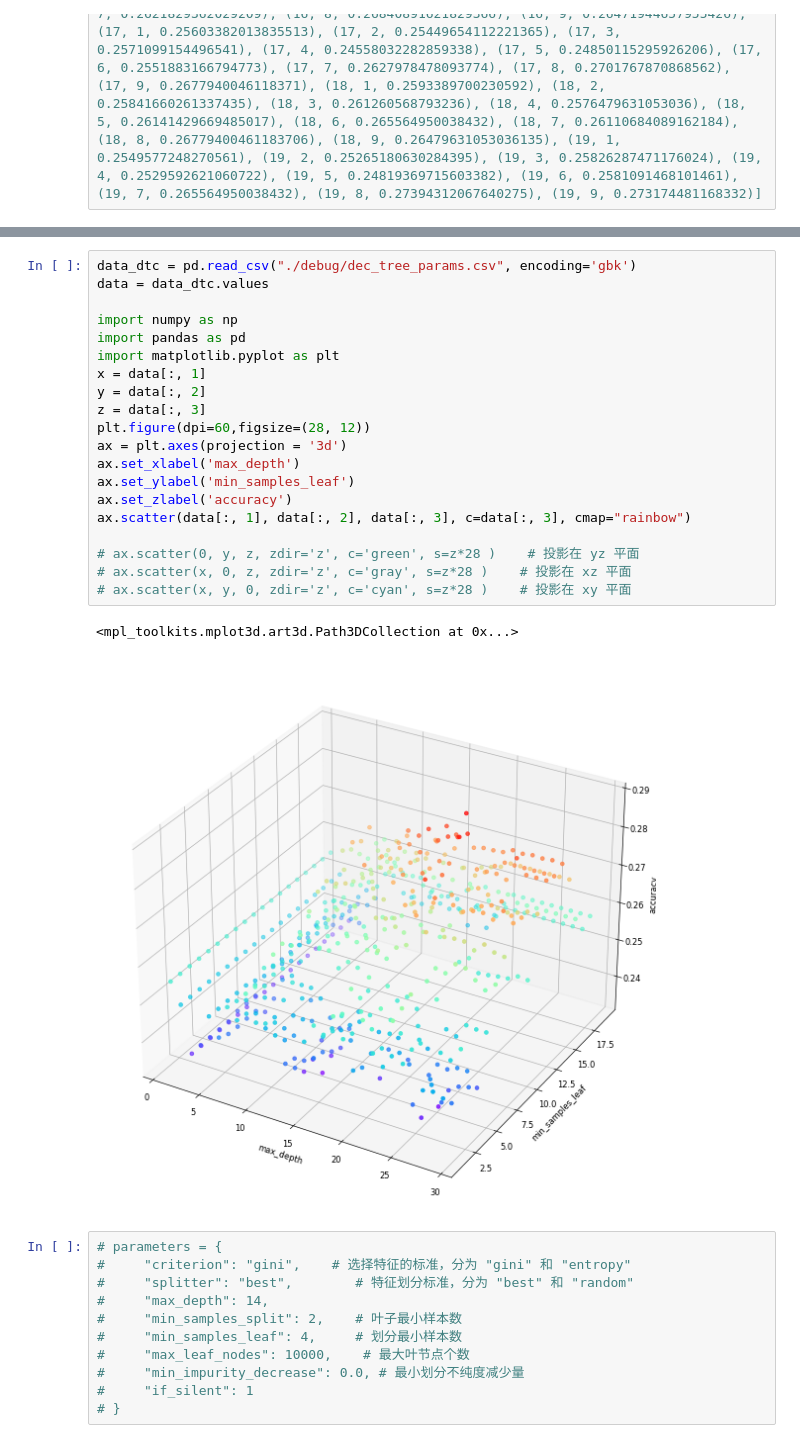
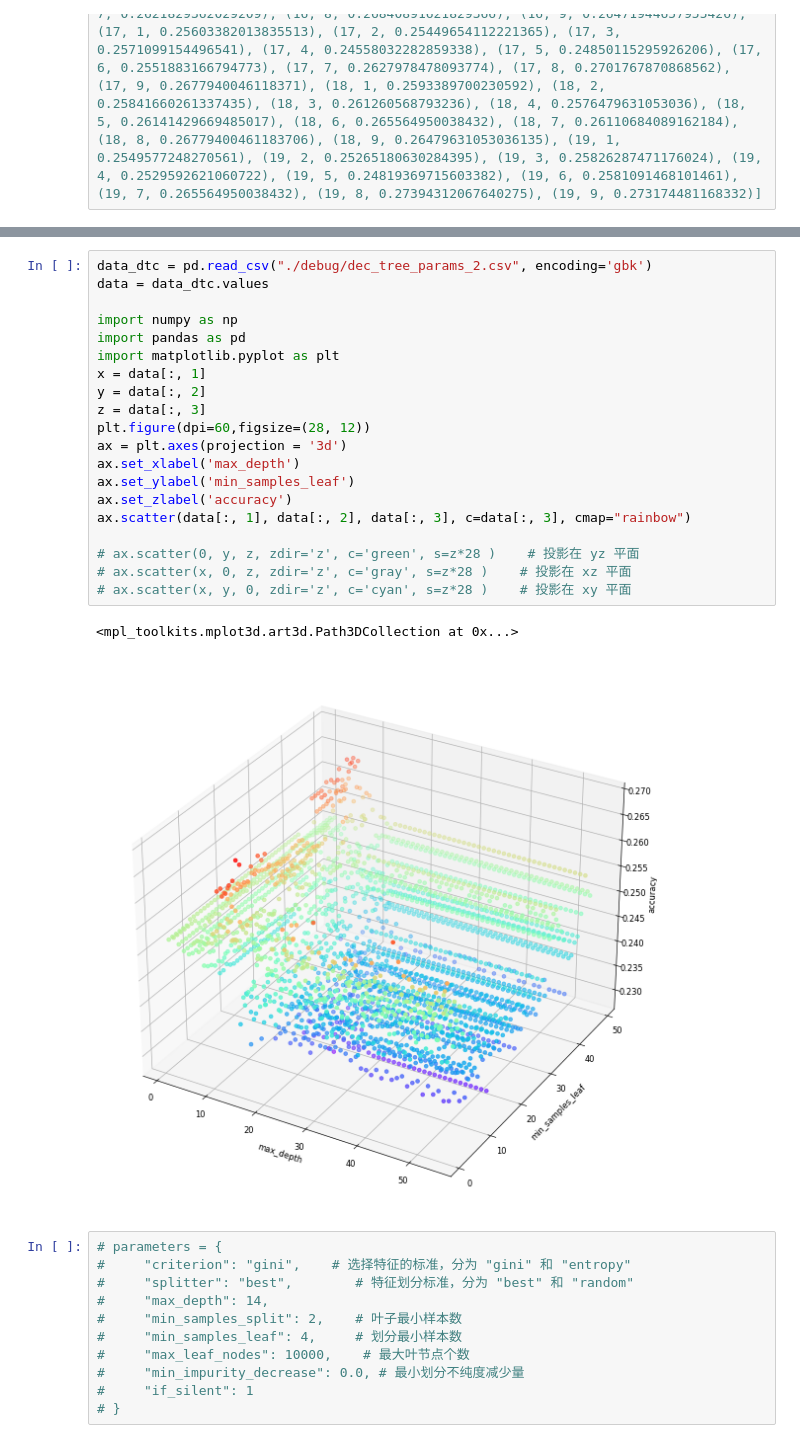
Before and after one commit to wintermelon008/2022-ML-ustc, a Jupyter notebook: lab5/src/main.ipynb, the cells around one changed output, grey strips where cells are left out. Saved outputs shown, nothing was run; the diff lists cells and outputs as text.

```diff
--- a/lab5/src/main.ipynb
+++ b/lab5/src/main.ipynb
@@ -232,26 +236,26 @@ print("决策树分类准确度为 {}".format(acc_dtc))
 # %%
-data_dtc = pd.read_csv("./debug/dec_tree_params.csv", encoding='gbk')
+data_dtc = pd.read_csv("./debug/dec_tree_params_2.csv", encoding='gbk')
 data = data_dtc.values
 
 import numpy as np
 import pandas as pd
 import matplotlib.pyplot as plt
 x = data[:, 1]
 y = data[:, 2]
 z = data[:, 3]
 plt.figure(dpi=60,figsize=(28, 12))
 ax = plt.axes(projection = '3d')
 ax.set_xlabel('max_depth')
 ax.set_ylabel('min_samples_leaf')
 ax.set_zlabel('accuracy')
 ax.scatter(data[:, 1], data[:, 2], data[:, 3], c=data[:, 3], cmap="rainbow")
 
 # ax.scatter(0, y, z, zdir='z', c='green', s=z*28 )    # 投影在 yz 平面
 # ax.scatter(x, 0, z, zdir='z', c='gray', s=z*28 )    # 投影在 xz 平面
 # ax.scatter(x, y, 0, zdir='z', c='cyan', s=z*28 )    # 投影在 xy 平面
 # %% [output]
 <mpl_toolkits.mplot3d.art3d.Path3DCollection at 0x...>
-[figure, old version]
+[figure, new version]
 # %%
 # parameters = {
 #     "criterion": "gini",    # 选择特征的标准，分为 "gini" 和 "entropy"
```
Also changed, not shown: parts of 13 cells of this notebook, 22 other files.
